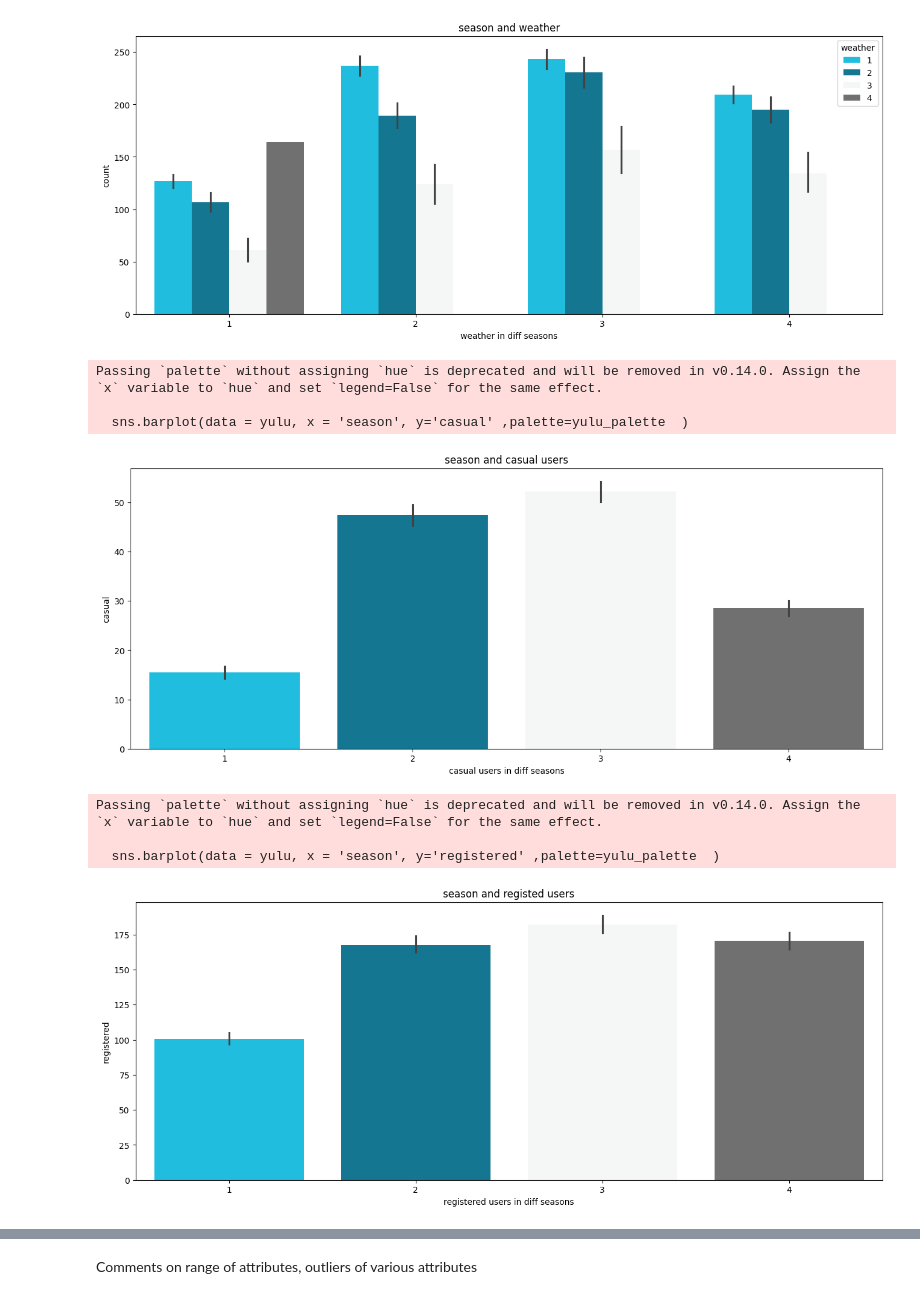
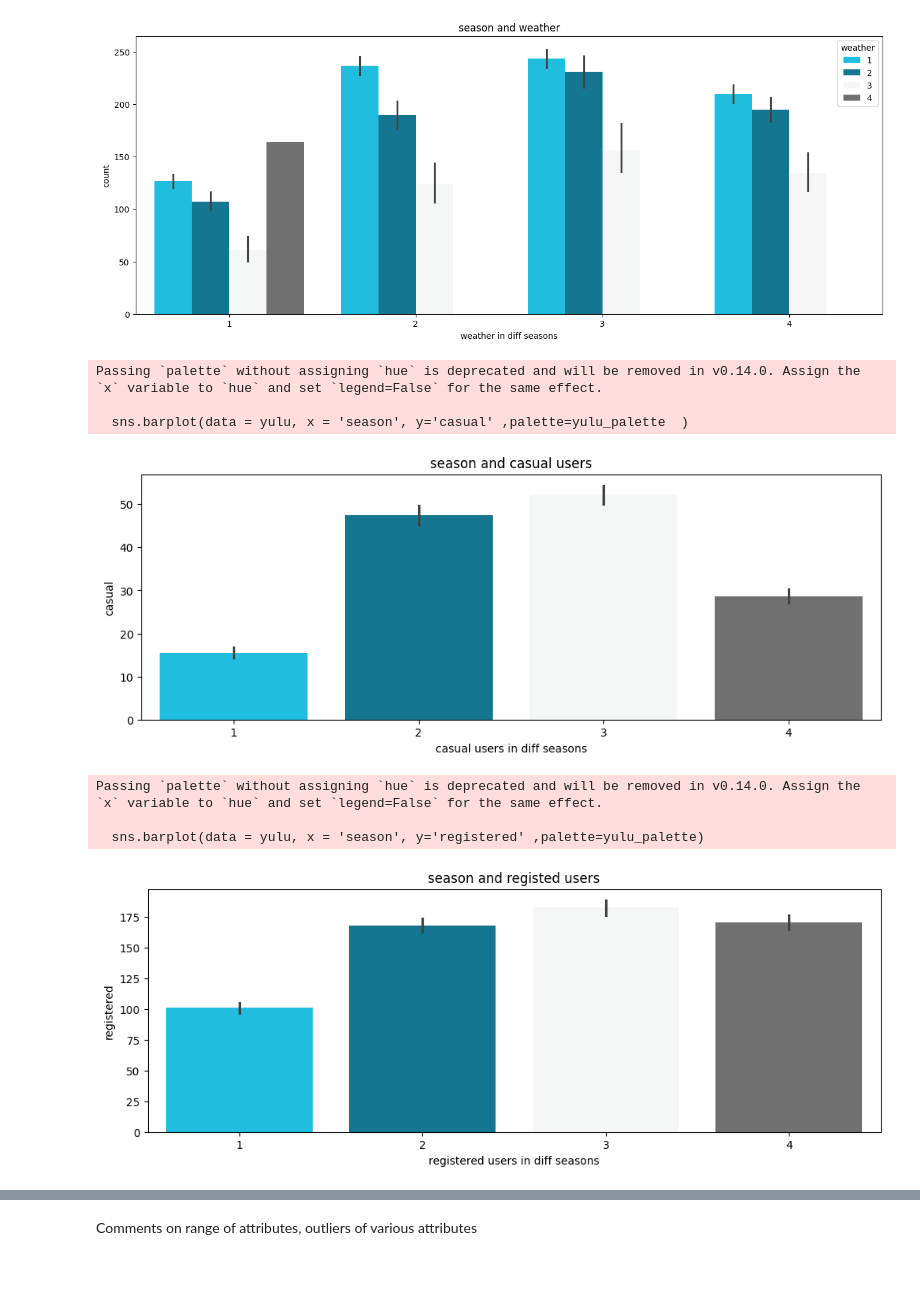
Before and after one commit to RichaGaharwar/Yulu---Hypothesis-Testing, a Jupyter notebook: Yulu_Hypothesis_Testing.ipynb, the cells around one changed output, grey strips where cells are left out. Drawn from its saved outputs; the diff is of its cells as text; code cells hidden in the pictures; blank space fills up the shorter version.

```diff
--- a/Yulu_Hypothesis_Testing.ipynb
+++ b/Yulu_Hypothesis_Testing.ipynb
@@ -557,19 +557,19 @@ plt.show()
 [figure]
 # %%
 yulu_palette = ['#00D2FF', '#0082A6', '#F4F7F6', '#707070']
-plt.figure(figsize = (16,6))
+plt.figure(figsize = (12,4))
 sns.barplot(data = yulu, x = 'season', y='casual' ,palette=yulu_palette  )
 plt.xlabel('casual users in diff seasons')
 plt.title('season and casual users')
 plt.show()
 # %% [output]
 Passing `palette` without assigning `hue` is deprecated and will be removed in v0.14.0. Assign the `x` variable to `hue` and set `legend=False` for the same effect.
 
   sns.barplot(data = yulu, x = 'season', y='casual' ,palette=yulu_palette  )
-[figure, old version]
+[figure, new version]
 # %%
 yulu_palette = ['#00D2FF', '#0082A6', '#F4F7F6', '#707070']
-plt.figure(figsize = (16,6))
+plt.figure(figsize = (12,4))
 sns.barplot(data = yulu, x = 'season', y='registered' ,palette=yulu_palette)
 plt.xlabel('registered users in diff seasons')
 plt.title('season and registed users')
@@ -577,8 +577,8 @@ plt.show()
 # %% [output]
 Passing `palette` without assigning `hue` is deprecated and will be removed in v0.14.0. Assign the `x` variable to `hue` and set `legend=False` for the same effect.
 
-  sns.barplot(data = yulu, x = 'season', y='registered' ,palette=yulu_palette  )
+  sns.barplot(data = yulu, x = 'season', y='registered' ,palette=yulu_palette)
-[figure, old version]
+[figure, new version]
 # %%
 yulu_melted = yulu.melt(id_vars = ['season'], value_vars = ['casual', 'registered'],
                         var_name = 'User_Type', value_name = 'Count')
```
Also changed, not shown: parts of 12 cells of this notebook.
